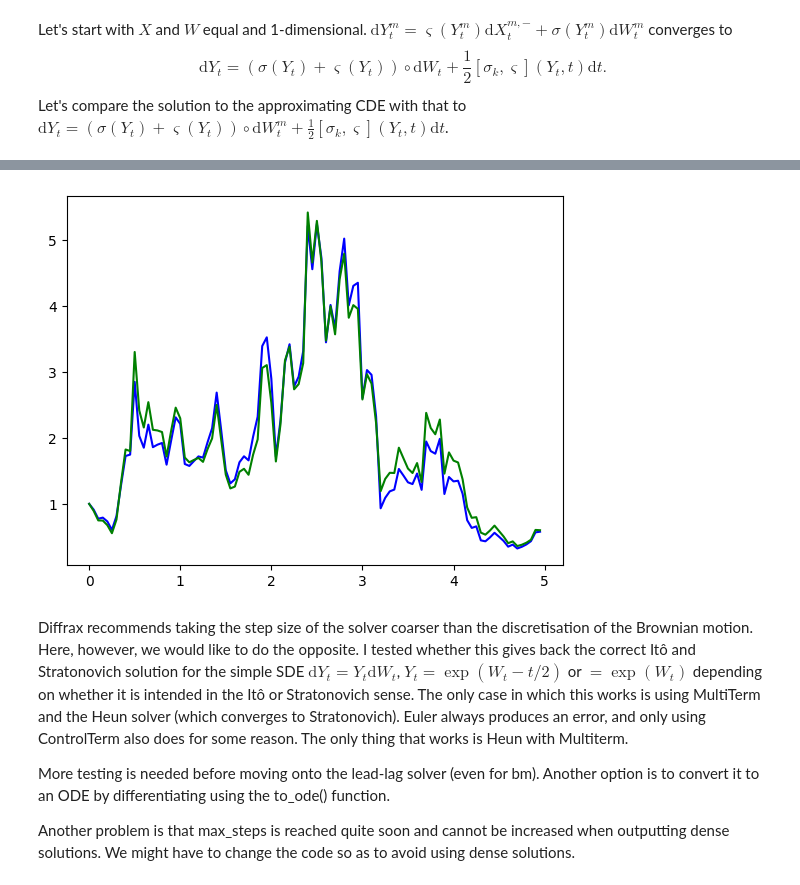
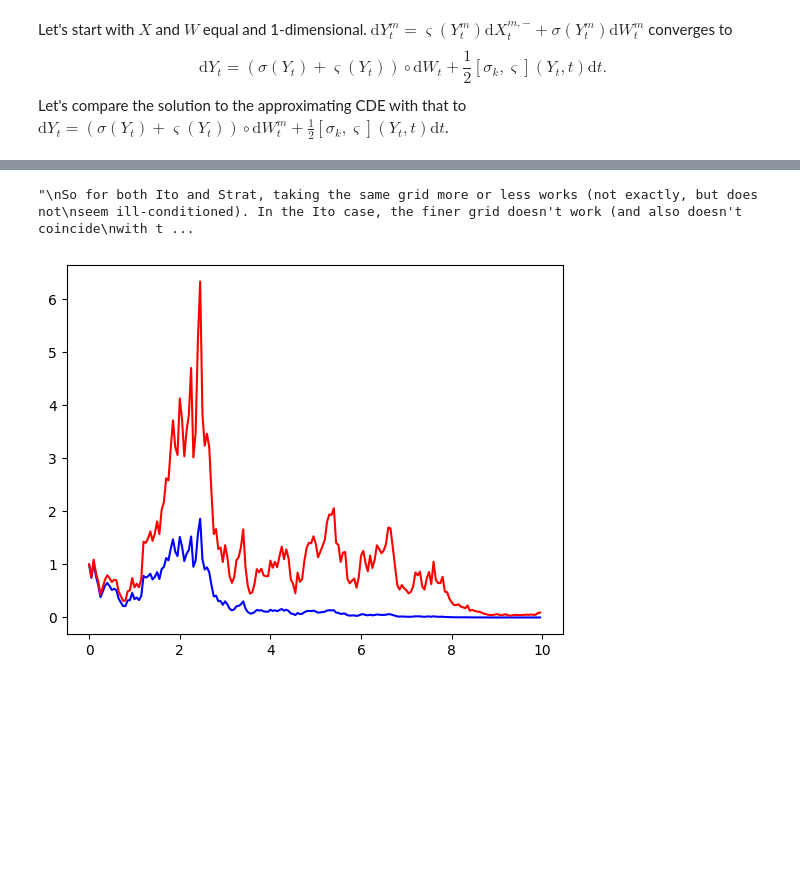
Before and after one commit to emilioferrucci/rough-vol-rough-paths, a Jupyter notebook: lead_lag.ipynb, the cells around one changed output, grey strips where cells are left out. Drawn from its saved outputs; the diff is of its cells as text; code cells hidden in the pictures; blank space fills up the shorter version.

Commit message:
fixed solver with finer step size

```diff
--- a/lead_lag.ipynb
+++ b/lead_lag.ipynb
@@ -98,15 +106,23 @@ plt.show()
 # %%
 drift = lambda t, y, args: 0
 diffusion = lambda t, y, args: y
-brownian_motion = VirtualBrownianTree(t0, t1, tol=epsilon, shape=(), key=jr.PRNGKey(0))
+brownian_motion = VirtualBrownianTree(t0, t1, tol=epsilon, shape=(), key=jr.PRNGKey(101))
 terms = MultiTerm(ODETerm(drift), ControlTerm(diffusion, brownian_motion))
 ito_solver = Euler()
-strat_solver = Heun()
-saveat = SaveAt(dense=True)
-ito_sol = diffeqsolve(terms, ito_solver, t0, t1, dt0 = epsilon, y0=y0, saveat=saveat)
-strat_sol = diffeqsolve(terms, strat_solver, t0, t1, dt0 = epsilon*0.05, y0=y0, saveat=saveat)
-ito_sol_array = fun_to_array(times, ito_sol.evaluate)
-strat_sol_array = fun_to_array(times, strat_sol.evaluate)
+strat_solver = Midpoint()
+solver_epsilon = 0.001*epsilon
+solver_times = jnp.arange(t0, t1, solver_epsilon)
+saveat = SaveAt(ts = times)
+
+ito_sol_same = diffeqsolve(terms, ito_solver, t0, t1, dt0 = epsilon, y0=y0, saveat=saveat)
+strat_sol_same = diffeqsolve(terms, strat_solver, t0, t1, dt0 = epsilon, y0=y0, saveat=saveat)
+#ito_sol_same_array = fun_to_array(times, ito_sol_same.evaluate)
+#strat_sol_same_array = fun_to_array(times, strat_sol_same.evaluate)
+
+ito_sol_finer = diffeqsolve(terms, ito_solver, t0, t1, dt0 = solver_epsilon, max_steps = None, y0=y0, saveat=saveat)
+strat_sol_finer = diffeqsolve(terms, strat_solver, t0, t1, dt0 = solver_epsilon, max_steps = None, y0=y0, saveat=saveat)
+#ito_sol_finer_array = fun_to_array(times, ito_sol_finer.evaluate)
+#strat_sol_finer_array = fun_to_array(times, strat_sol_finer.evaluate)
 
 def ito_sol_true(bm):
     return lambda t: jnp.exp(bm(t) - t/2)
@@ -114,20 +130,44 @@ def ito_sol_true(bm):
 def strat_sol_true(bm):
     return lambda t: jnp.exp(bm(t))
 
-ito_true_array = fun_to_array(times, ito_sol_true(bm_control))
-strat_true_array = fun_to_array(times, strat_sol_true(bm_control))
-
-
-plt.plot(times[s0:s1], ito_sol_array[s0:s1], color = "blue")
-plt.plot(times[s0:s1], ito_true_array[s0:s1], color = "green")
-#plt.plot(times[s0:s1], strat_sol_array[s0:s1], color = "red")
-#plt.plot(times[s0:s1], strat_true_array[s0:s1], color = "orange")
-plt.show()
+ito_true_array = fun_to_array(times, ito_sol_true(brownian_motion.evaluate))
+strat_true_array = fun_to_array(times, strat_sol_true(brownian_motion.evaluate))
-# %% [output]
-[figure, removed]
-# %% [markdown]
-Diffrax recommends taking the step size of the solver coarser than the discretisation of the Brownian motion. Here, however, we would like to do the opposite. I tested whether this gives back the correct Itô and Stratonovich solution for the simple SDE $\mathrm{d}Y_t = Y_t \mathrm{d}W_t$, $Y_t = \exp(W_t-t/2)$ or $= \exp(W_t)$ depending on whether it is intended in the Itô or Stratonovich sense. The only case in which this works is using MultiTerm and the Heun solver (which converges to Stratonovich). Euler always produces an error, and only using ControlTerm also does for some reason. The only thing that works is Heun with Multiterm.
-
-More testing is needed before moving onto the lead-lag solver (even for bm). Another option is to convert it to an ODE by differentiating using the to_ode() function.
-
-Another problem is that max_steps is reached quite soon and cannot be increased when outputting dense solutions. We might have to change the code so as to avoid using dense solutions.
+# %%
+s0, s1 = 0,20
+
+#plt.plot(times[s0:s1], ito_sol_same_array[s0:s1], color = "cyan")
+#plt.plot(times[s0:s1], strat_sol_same_array[s0:s1], color = "orange")
+
+#plt.plot(times[s0:s1], ito_sol_finer_array[s0:s1], color = "blue")
+#plt.plot(times[s0:s1], strat_sol_finer_array[s0:s1], color = "red")
+
+#plt.plot(times[s0:s1], ito_true_array[s0:s1], color = "green")
+#plt.plot(times[s0:s1], strat_true_array[s0:s1], color = "pink")
+
+plt.show()
+
+'''
+So for both Ito and Strat, taking the same grid more or less works (not exactly, but does not
+seem ill-conditioned). In the Ito case, the finer grid doesn't work (and also doesn't coincide
+with the true Strat solution). In the Stratonovich case, the finer grid works exactly.
+The Euler method on a finer grid does not agree with true Strat (which should
+happen, because we are just solving an ODE), however it's not far off; Heun or Midpoint are
+needed. It looks like this could be fixed by a much finer grid.
+'''
+# %% [output]
+"\nSo for both Ito and Strat, taking the same grid more or less works (not exactly, but does not\nseem ill-conditioned). In the Ito case, the finer grid doesn't work (and also doesn't coincide\nwith t ...
+# %%
+#plt.plot(ito_sol_same.ts, ito_sol_same.ys, color = "cyan")
+#plt.plot(strat_sol_same.ts, strat_sol_same.ys, color = "orange")
+
+#plt.plot(ito_sol_finer.ts, ito_sol_finer.ys, color = "cyan")
+#plt.plot(strat_sol_finer.ts, strat_sol_finer.ys, color = "orange")
+
+plt.plot(times, ito_true_array, color = "blue")
+plt.plot(times, strat_true_array, color = "red")
+
+plt.show()
+
+# In fact, it seems using the finer grid for the solver (Heun or Midpoint) gives the best approx!
+# %% [output]
+[figure, added]
```
Also changed, not shown: parts of 6 cells of this notebook, 1 other file.
